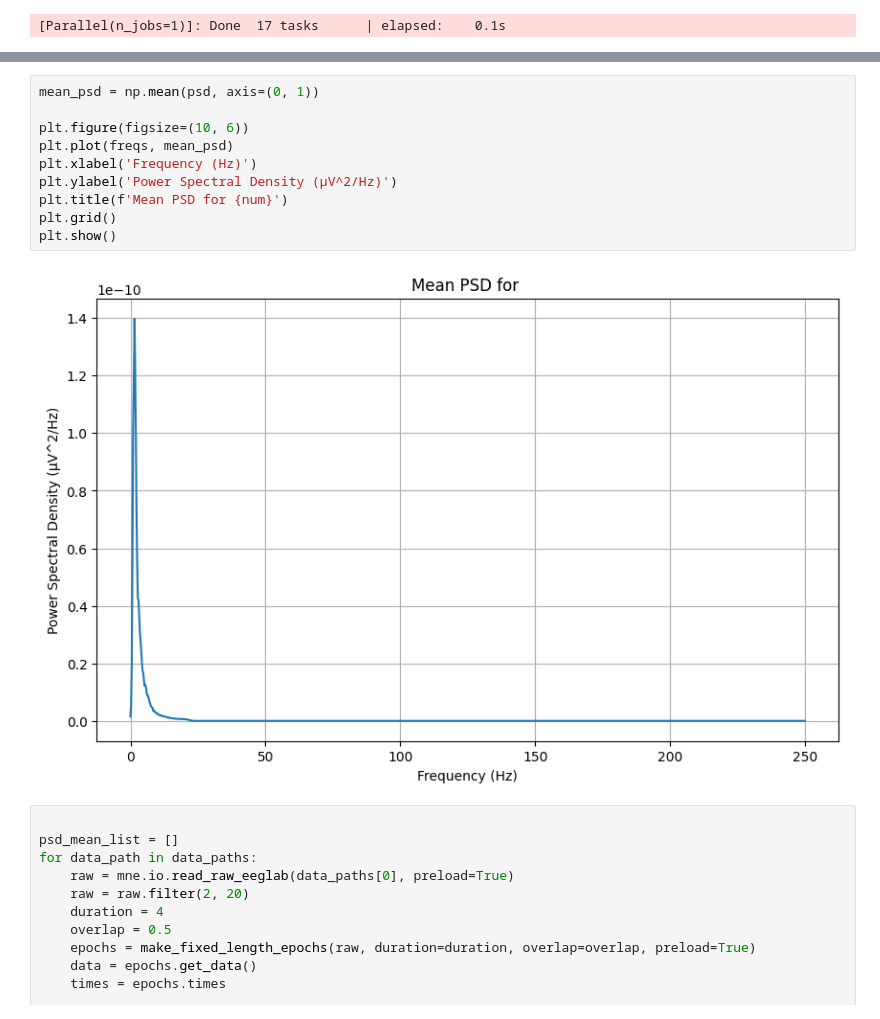
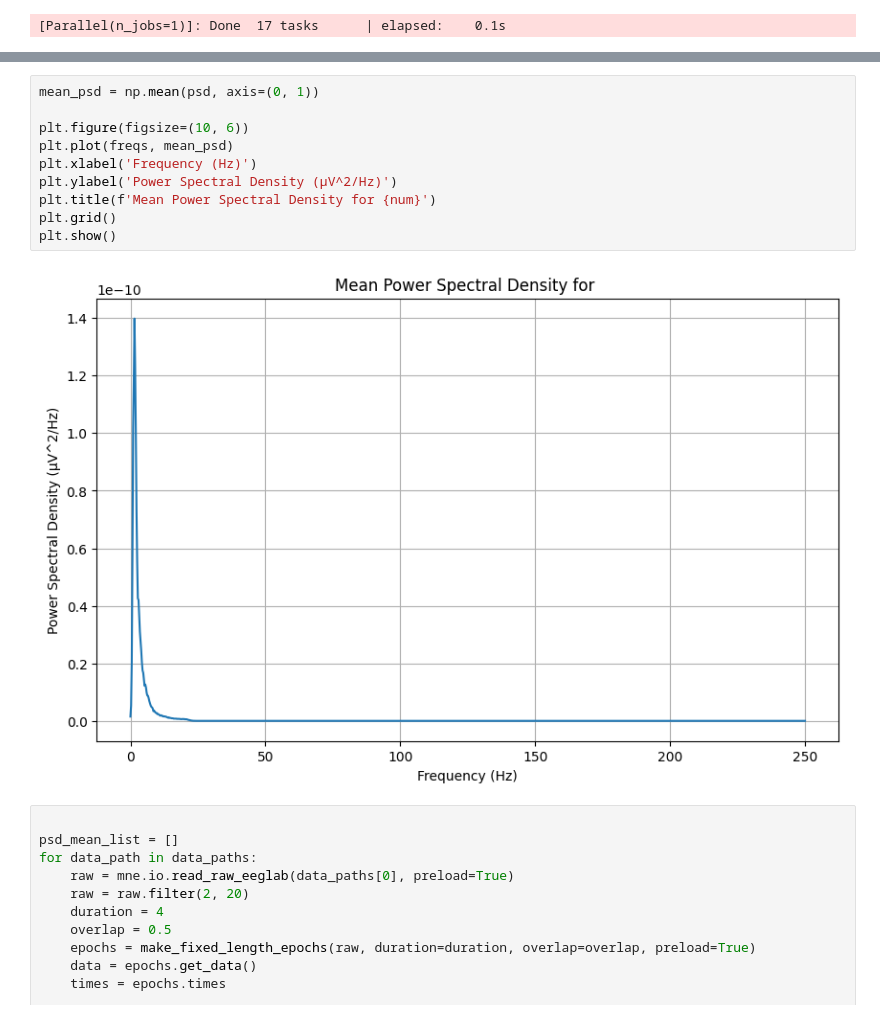
Before and after one commit to shellmatthewk/Alzheimers_Data_Decoding, a Jupyter notebook: EEG_Feature_Extraction.ipynb, the cells around one changed output, grey strips where cells are left out. Saved outputs shown, nothing was run; the diff lists cells and outputs as text.

```diff
--- a/EEG_Feature_Extraction.ipynb
+++ b/EEG_Feature_Extraction.ipynb
@@ -105,15 +113,15 @@ Effective window size : 4.000 (s)
 # %%
 mean_psd = np.mean(psd, axis=(0, 1))
 
 plt.figure(figsize=(10, 6))
 plt.plot(freqs, mean_psd)
 plt.xlabel('Frequency (Hz)')
 plt.ylabel('Power Spectral Density (μV^2/Hz)')
-plt.title(f'Mean PSD for {num}')
+plt.title(f'Mean Power Spectral Density for {num}')
 plt.grid()
 plt.show()
 # %% [output]
-[figure, old version]
+[figure, new version]
 # %%
 
 psd_mean_list = []
```
Also changed, not shown: parts of 2 cells of this notebook, 2 other files.
